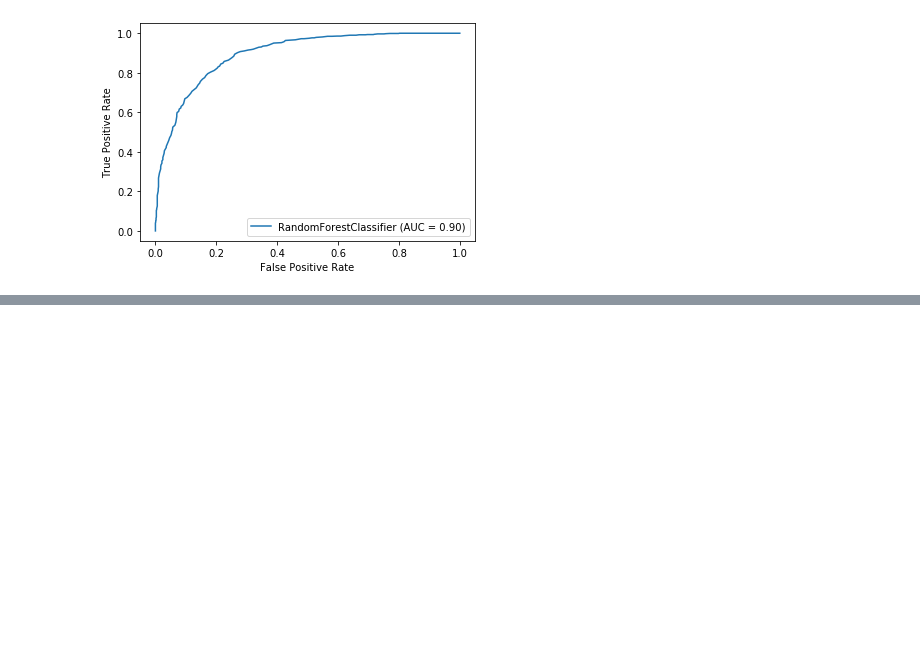
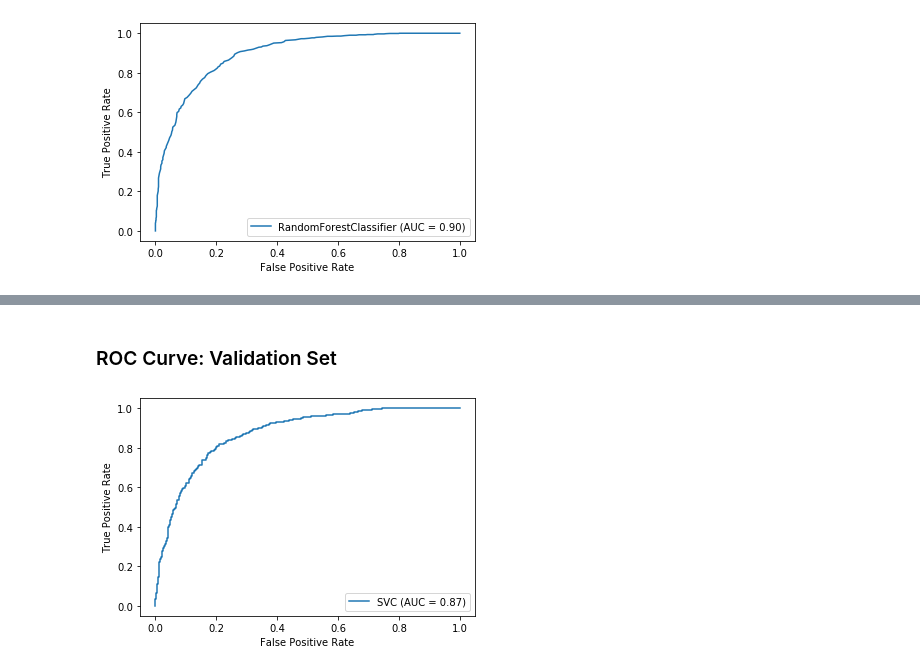
Before and after one commit to mledl/mupped-show-classification, a Jupyter notebook: SIM1/src/SIM1.ipynb, the cells around one changed output, grey strips where cells are left out. Drawn from its saved outputs; the diff is of its cells as text; code cells hidden in the pictures; blank space fills up the shorter version.

```diff
--- a/SIM1/src/SIM1.ipynb
+++ b/SIM1/src/SIM1.ipynb
@@ -403,0 +440,7 @@ TBD...
+# %% [markdown]
+### ROC Curve: Validation Set
+# %%
+plot_roc_curve(model_svm_mfcc, x_validation_mfcc, y_validation_mfcc)
+plt.show()
+# %% [output]
+[figure, added]
```
Also changed, not shown: parts of 15 cells of this notebook.
